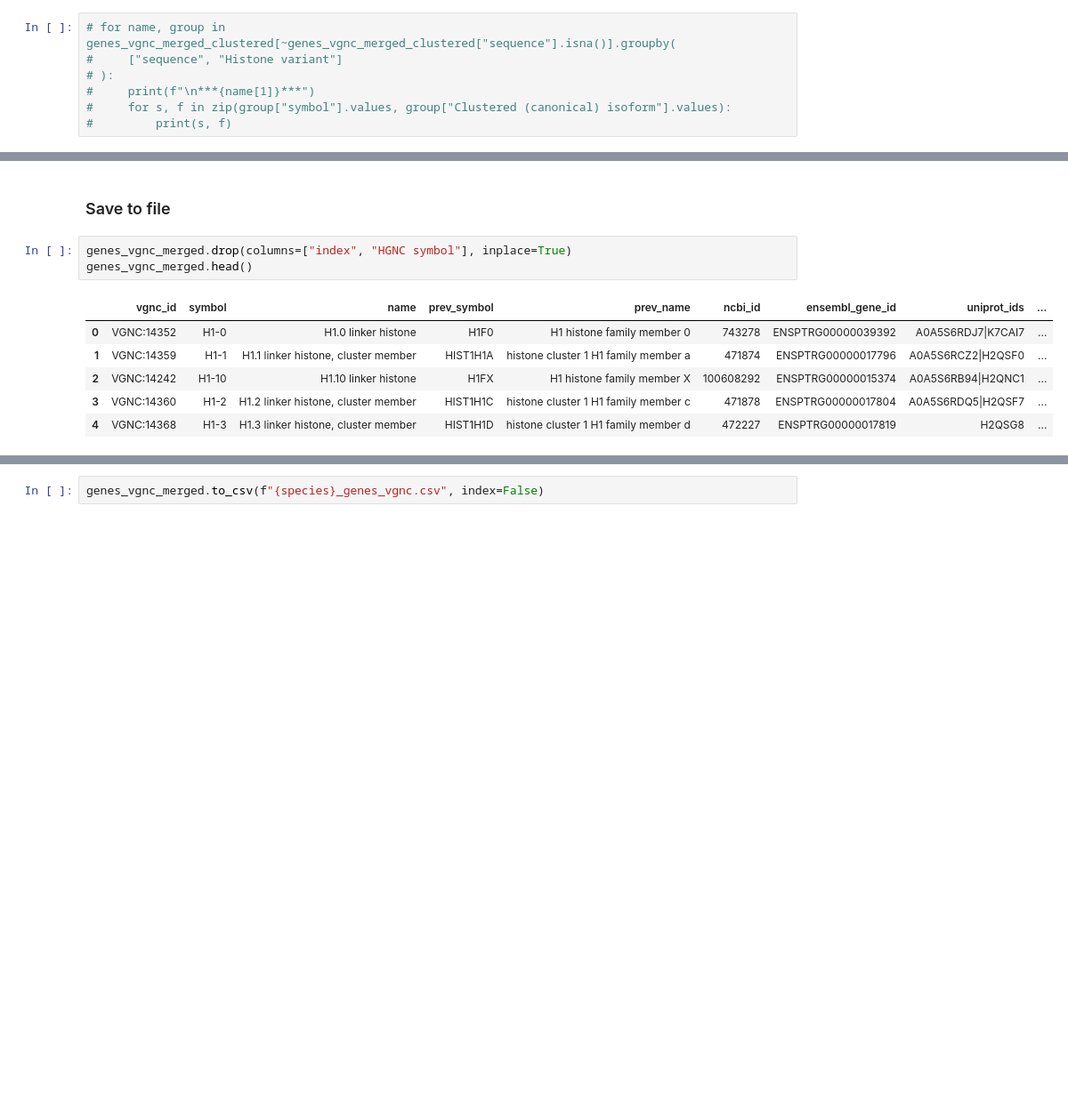
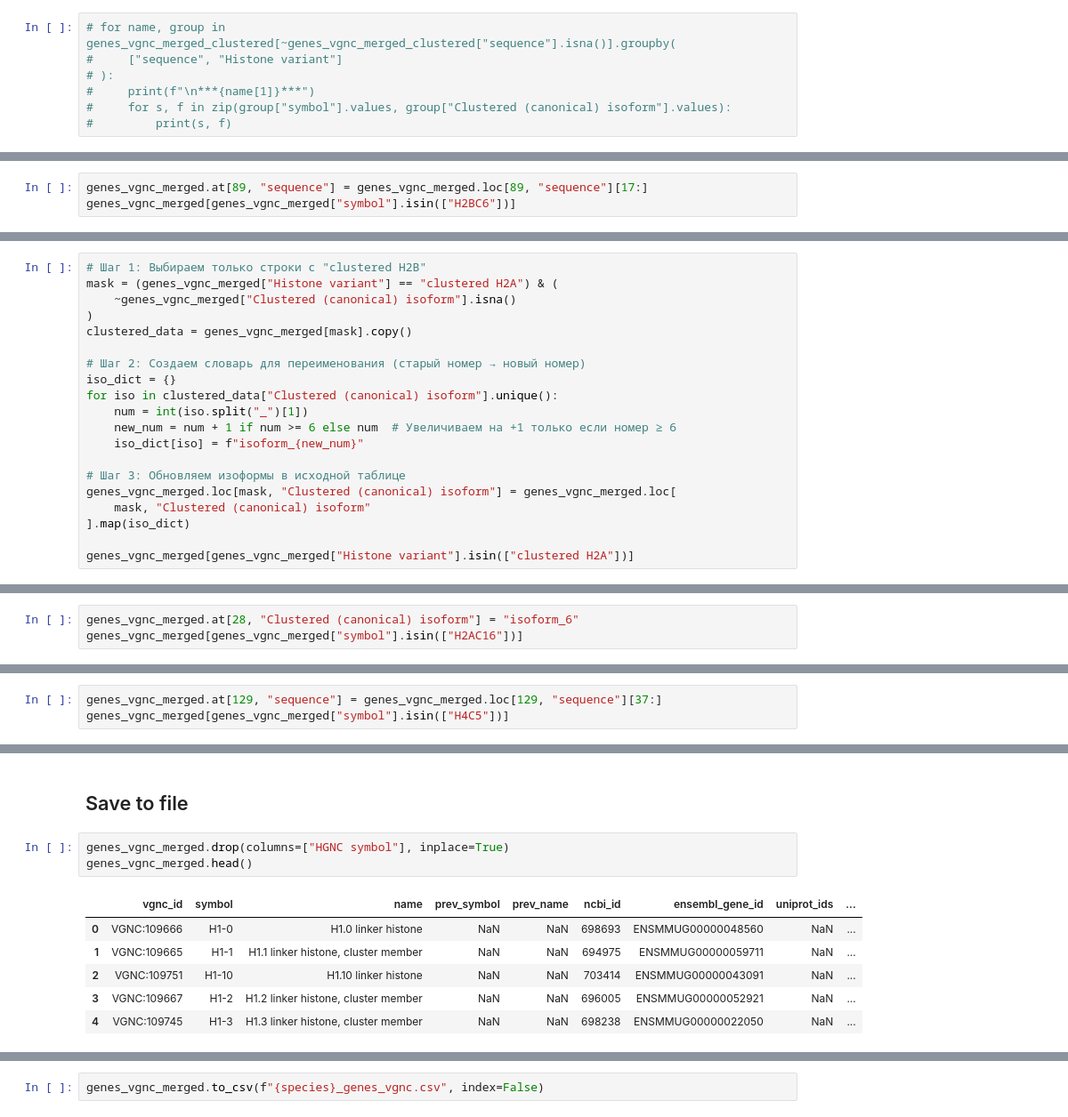
Before and after one commit to intbio/histonedb, a Jupyter notebook: CURATED_SET/mammalia_genes/Macaque_genes.ipynb, the cells around one changed output, grey strips where cells are left out. Shown at 89% size. Drawn from its saved outputs; the diff is of its cells as text; blank space fills up the shorter version.

```diff
--- a/CURATED_SET/mammalia_genes/Macaque_genes.ipynb
+++ b/CURATED_SET/mammalia_genes/Macaque_genes.ipynb
@@ -1775,0 +1281,3 @@ H2AC15 isoform_7 clustered H2A
+# %%
+genes_vgnc_merged.at[89, "sequence"] = genes_vgnc_merged.loc[89, "sequence"][17:]
+genes_vgnc_merged[genes_vgnc_merged["symbol"].isin(["H2BC6"])]
@@ -1775,0 +1339,20 @@ H2AC15 isoform_7 clustered H2A
+# %%
+# Шаг 1: Выбираем только строки с "clustered H2B"
+mask = (genes_vgnc_merged["Histone variant"] == "clustered H2A") & (
+    ~genes_vgnc_merged["Clustered (canonical) isoform"].isna()
+)
+clustered_data = genes_vgnc_merged[mask].copy()
+
+# Шаг 2: Создаем словарь для переименования (старый номер → новый номер)
+iso_dict = {}
+for iso in clustered_data["Clustered (canonical) isoform"].unique():
+    num = int(iso.split("_")[1])
+    new_num = num + 1 if num >= 6 else num  # Увеличиваем на +1 только если номер ≥ 6
+    iso_dict[iso] = f"isoform_{new_num}"
+
+# Шаг 3: Обновляем изоформы в исходной таблице
+genes_vgnc_merged.loc[mask, "Clustered (canonical) isoform"] = genes_vgnc_merged.loc[
+    mask, "Clustered (canonical) isoform"
+].map(iso_dict)
+
+genes_vgnc_merged[genes_vgnc_merged["Histone variant"].isin(["clustered H2A"])]
@@ -1775,0 +1377,3 @@ H2AC15 isoform_7 clustered H2A
+# %%
+genes_vgnc_merged.at[28, "Clustered (canonical) isoform"] = "isoform_6"
+genes_vgnc_merged[genes_vgnc_merged["symbol"].isin(["H2AC16"])]
@@ -1775,0 +1441,3 @@ H2AC15 isoform_7 clustered H2A
+# %%
+genes_vgnc_merged.at[129, "sequence"] = genes_vgnc_merged.loc[129, "sequence"][37:]
+genes_vgnc_merged[genes_vgnc_merged["symbol"].isin(["H4C5"])]
@@ -1776,15 +1481,15 @@ H2AC15 isoform_7 clustered H2A
 # %% [markdown]
-### Save to file
+## Save to file
 # %%
-genes_vgnc_merged.drop(columns=["index", "HGNC symbol"], inplace=True)
+genes_vgnc_merged.drop(columns=["HGNC symbol"], inplace=True)
 genes_vgnc_merged.head()
 # %% [output]
 |  | vgnc_id | symbol | name | prev_symbol | prev_name | ncbi_id | ensembl_gene_id | uniprot_ids | ... |
-| 0 | VGNC:14352 | H1-0 | H1.0 linker histone | H1F0 | H1 histone family member 0 | 743278 | ENSPTRG00000039392 | A0A5S6RDJ7|K7CAI7 | ... |
-| 1 | VGNC:14359 | H1-1 | H1.1 linker histone, cluster member | HIST1H1A | histone cluster 1 H1 family member a | 471874 | ENSPTRG00000017796 | A0A5S6RCZ2|H2QSF0 | ... |
-| 2 | VGNC:14242 | H1-10 | H1.10 linker histone | H1FX | H1 histone family member X | 100608292 | ENSPTRG00000015374 | A0A5S6RB94|H2QNC1 | ... |
-| 3 | VGNC:14360 | H1-2 | H1.2 linker histone, cluster member | HIST1H1C | histone cluster 1 H1 family member c | 471878 | ENSPTRG00000017804 | A0A5S6RDQ5|H2QSF7 | ... |
-| 4 | VGNC:14368 | H1-3 | H1.3 linker histone, cluster member | HIST1H1D | histone cluster 1 H1 family member d | 472227 | ENSPTRG00000017819 | H2QSG8 | ... |
+| 0 | VGNC:109666 | H1-0 | H1.0 linker histone | NaN | NaN | 698693 | ENSMMUG00000048560 | NaN | ... |
+| 1 | VGNC:109665 | H1-1 | H1.1 linker histone, cluster member | NaN | NaN | 694975 | ENSMMUG00000059711 | NaN | ... |
+| 2 | VGNC:109751 | H1-10 | H1.10 linker histone | NaN | NaN | 703414 | ENSMMUG00000043091 | NaN | ... |
+| 3 | VGNC:109667 | H1-2 | H1.2 linker histone, cluster member | NaN | NaN | 696005 | ENSMMUG00000052921 | NaN | ... |
+| 4 | VGNC:109745 | H1-3 | H1.3 linker histone, cluster member | NaN | NaN | 698238 | ENSMMUG00000022050 | NaN | ... |
 # %%
 genes_vgnc_merged = genes_vgnc_merged[
     [
```
Also changed, not shown: parts of 203 cells of this notebook, 1 other file.
